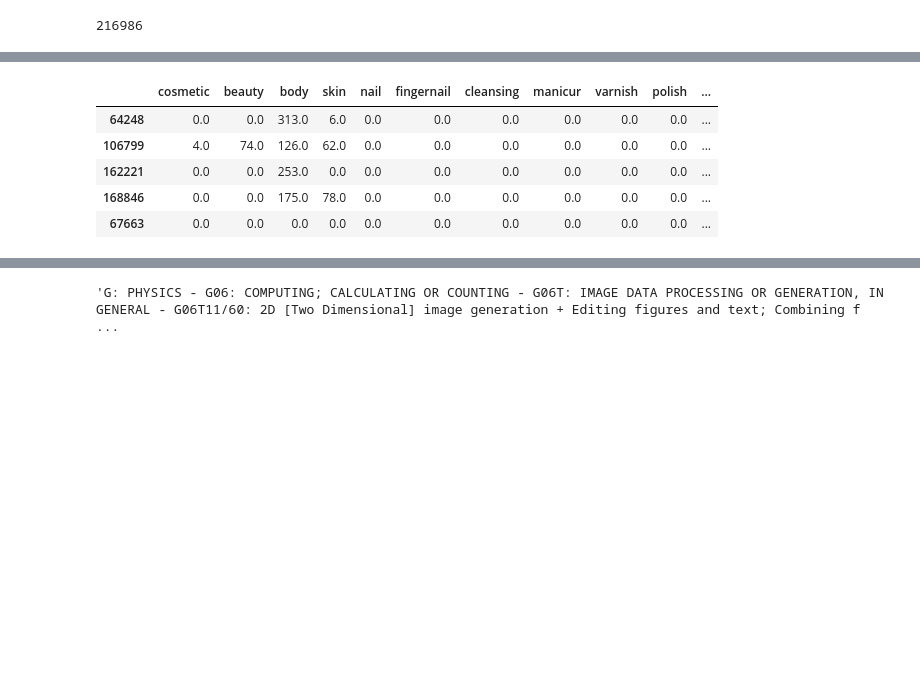
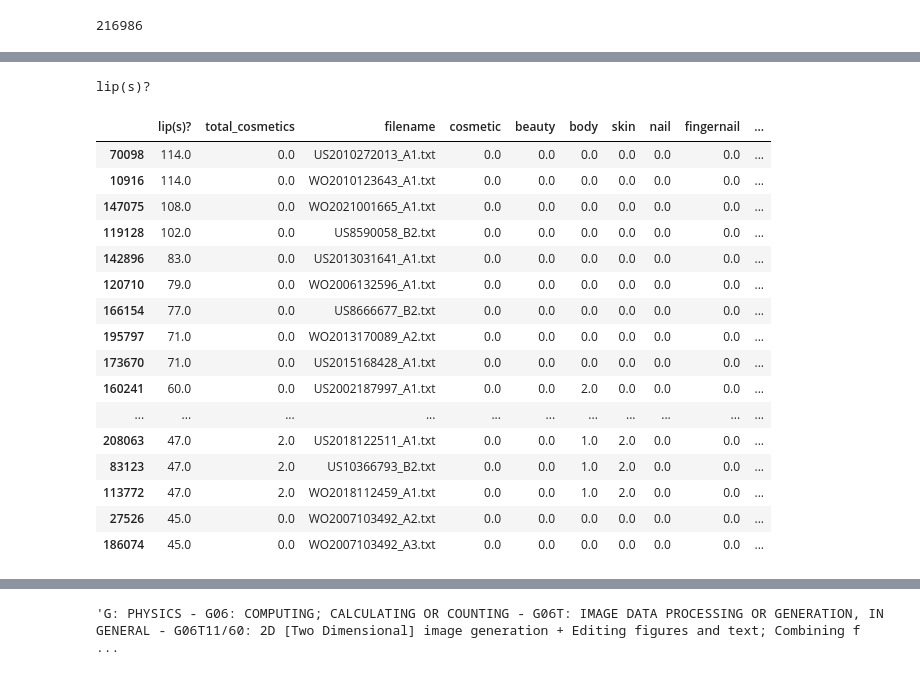
Before and after one commit to cri98li/Strategic-and-Competitive-Inteligence-project-UNIPI, a Jupyter notebook: 2a deadline/Step 5 v2.ipynb, the cells around one changed output, grey strips where cells are left out. Cells and saved outputs as stored; diff of their text form; code cells hidden in the pictures; blank space fills up the shorter version.

```diff
--- a/2a deadline/Step 5 v2.ipynb
+++ b/2a deadline/Step 5 v2.ipynb
@@ -4,6 +4,7 @@ from tqdm.auto import tqdm
 import numpy as np
 
 pd.set_option('display.max_columns', 500)
+pd.set_option('display.max_colwidth', None)
 # %%
 import json
 
@@ -38,16 +39,19 @@ keywords_other = ["molecule",
                   "particle",
                   "pharmacological",
                   "technolog",
-                  "nanotechnolog",
+                  "nano(-| )?tech(nolog)?",
                   "alter(ing)?",
                   "nano",
-                  "nanobot",
-                  "nanoemulsion",
-                  "nanoparticle",
-                  "nanotube",
-                  "nanosphere",
+                  "nano(-| )?bot",
+                  "nano(-| )?emulsion",
+                  "nano(-| )?particle",
+                  "nano(-| )?tube",
+                  "nano(-| )?sphere",
                   "quantum",
-                  "graphene"
+                  "graphene",
+                  "cloud",
+                  "software",
+                  "product"
                  ]
 
 keywords_cosmetics = ["cosmetic",
@@ -63,6 +67,8 @@ keywords_cosmetics = ["cosmetic",
                       "nail(s| |-)*polish",
                       "lip(s)?",
                       "lipstick",
+                      "blush",
+                      "mascara",#<--
                       "make(s| |-)*up",#makes up, make-up
                       "cream",
                       "soap",
@@ -70,12 +76,12 @@ keywords_cosmetics = ["cosmetic",
                       "sunscreen",
                       "lotion",
                       "deodorant",
-                      "lip(s| |-)*care",
-                      "skin(s| |-)*care",
-                      "skin(s| |-)*care",
-                      "nail(s| |-)*care",
-                      "baby(s| |-)*care",
-                      "antiag(e|ing)"
+                      "lip(s| |-)*(polish)",
+                      "skin(s| |-)*(polish)",
+                      "skin(s| |-)*(polish)",
+                      "nail(s| |-)*(polish)",
+                      "baby(s| |-)*(polish)",
+                      "anti(-)?ag(e|ing)"
                      ]
 # %%
 for key in tqdm(keywords_cosmetics):
@@ -86,17 +92,34 @@ for key in tqdm(keywords_other):
 # %%
 df["total_cosmetics"] = 0
 for key in keywords_cosmetics:
+    if key == "body" or key == "lip(s)?": continue
     df["total_cosmetics"] += df[key]
 
 df["total_other"] = 0
 for key in keywords_other:
     df["total_other"] += df[key]
 # %%
-df.sort_values(by=["total_cosmetics"], ascending=False).head()[keywords_cosmetics+["total_cosmetics", "filename"]]
+key = keywords_cosmetics[11] #12
+#5 - fingernail --> ricerca più approfondita (includere keyword product, 6 - cleans(e|ing)?)
+#11 - lip(s)?
+print(key)
+df[df["product"] > 0].sort_values(by=key, ascending=False).head(20)[[key,"total_cosmetics", "filename"]+keywords_cosmetics].drop_duplicates()
 # %% [output]
+lip(s)?
-|  | cosmetic | beauty | body | skin | nail | fingernail | cleansing | manicur | varnish | polish | ... |
-| 64248 | 0.0 | 0.0 | 313.0 | 6.0 | 0.0 | 0.0 | 0.0 | 0.0 | 0.0 | 0.0 | ... |
-| 106799 | 4.0 | 74.0 | 126.0 | 62.0 | 0.0 | 0.0 | 0.0 | 0.0 | 0.0 | 0.0 | ... |
-| 162221 | 0.0 | 0.0 | 253.0 | 0.0 | 0.0 | 0.0 | 0.0 | 0.0 | 0.0 | 0.0 | ... |
-| 168846 | 0.0 | 0.0 | 175.0 | 78.0 | 0.0 | 0.0 | 0.0 | 0.0 | 0.0 | 0.0 | ... |
-| 67663 | 0.0 | 0.0 | 0.0 | 0.0 | 0.0 | 0.0 | 0.0 | 0.0 | 0.0 | 0.0 | ... |
+|  | lip(s)? | total_cosmetics | filename | cosmetic | beauty | body | skin | nail | fingernail | ... |
+| 70098 | 114.0 | 0.0 | US2010272013_A1.txt | 0.0 | 0.0 | 0.0 | 0.0 | 0.0 | 0.0 | ... |
+| 10916 | 114.0 | 0.0 | WO2010123643_A1.txt | 0.0 | 0.0 | 0.0 | 0.0 | 0.0 | 0.0 | ... |
+| 147075 | 108.0 | 0.0 | WO2021001665_A1.txt | 0.0 | 0.0 | 0.0 | 0.0 | 0.0 | 0.0 | ... |
+| 119128 | 102.0 | 0.0 | US8590058_B2.txt | 0.0 | 0.0 | 0.0 | 0.0 | 0.0 | 0.0 | ... |
+| 142896 | 83.0 | 0.0 | US2013031641_A1.txt | 0.0 | 0.0 | 0.0 | 0.0 | 0.0 | 0.0 | ... |
+| 120710 | 79.0 | 0.0 | WO2006132596_A1.txt | 0.0 | 0.0 | 0.0 | 0.0 | 0.0 | 0.0 | ... |
+| 166154 | 77.0 | 0.0 | US8666677_B2.txt | 0.0 | 0.0 | 0.0 | 0.0 | 0.0 | 0.0 | ... |
+| 195797 | 71.0 | 0.0 | WO2013170089_A2.txt | 0.0 | 0.0 | 0.0 | 0.0 | 0.0 | 0.0 | ... |
+| 173670 | 71.0 | 0.0 | US2015168428_A1.txt | 0.0 | 0.0 | 0.0 | 0.0 | 0.0 | 0.0 | ... |
+| 160241 | 60.0 | 0.0 | US2002187997_A1.txt | 0.0 | 0.0 | 2.0 | 0.0 | 0.0 | 0.0 | ... |
+| ... | ... | ... | ... | ... | ... | ... | ... | ... | ... | ... |
+| 208063 | 47.0 | 2.0 | US2018122511_A1.txt | 0.0 | 0.0 | 1.0 | 2.0 | 0.0 | 0.0 | ... |
+| 83123 | 47.0 | 2.0 | US10366793_B2.txt | 0.0 | 0.0 | 1.0 | 2.0 | 0.0 | 0.0 | ... |
+| 113772 | 47.0 | 2.0 | WO2018112459_A1.txt | 0.0 | 0.0 | 1.0 | 2.0 | 0.0 | 0.0 | ... |
+| 27526 | 45.0 | 0.0 | WO2007103492_A2.txt | 0.0 | 0.0 | 0.0 | 0.0 | 0.0 | 0.0 | ... |
+| 186074 | 45.0 | 0.0 | WO2007103492_A3.txt | 0.0 | 0.0 | 0.0 | 0.0 | 0.0 | 0.0 | ... |
```
Also changed, not shown: parts of 26 cells of this notebook, 5 other files.
